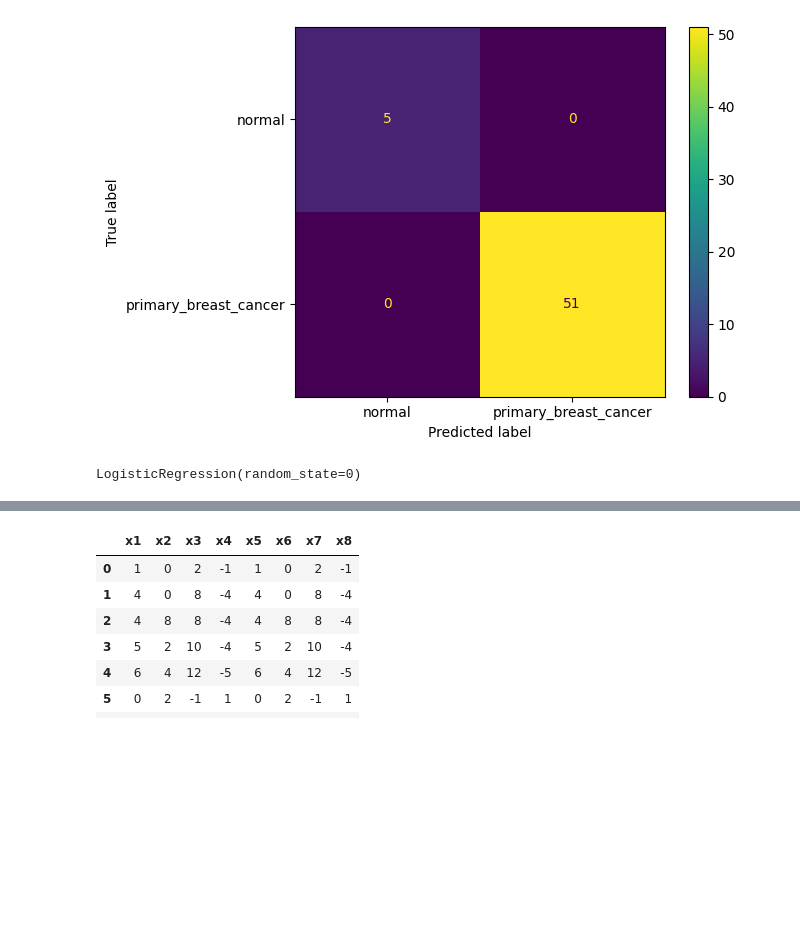
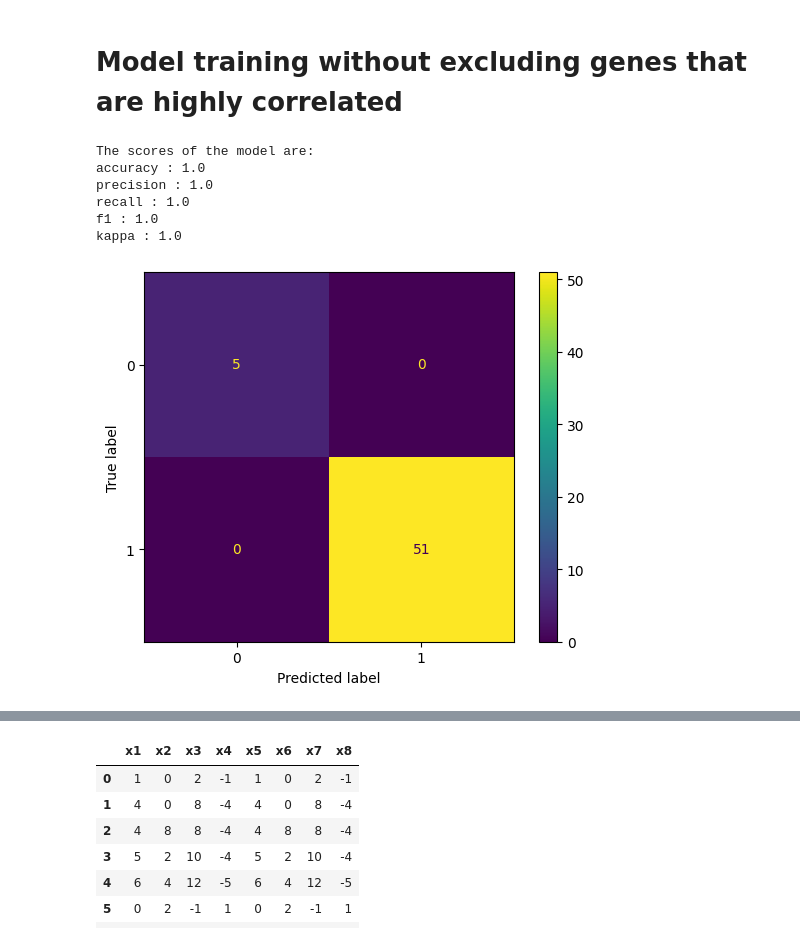
Before and after one commit to Natalia-Rodrigo/Mid_bootcam_project, a Jupyter notebook: notebooks/Minh_transformed_data_model.ipynb, the cells around one changed output, grey strips where cells are left out. Drawn from its saved outputs; the diff is of its cells as text; code cells hidden in the pictures; blank space fills up the shorter version.

Commit message:
Minh update notebooks/ models for breast cancer dataset

```diff
--- a/notebooks/Minh_transformed_data_model.ipynb
+++ b/notebooks/Minh_transformed_data_model.ipynb
@@ -8,8 +38,14 @@ import functions
 # %%
-# load the gene expression dataset GSE22820
+# load the gene expression datasets GSE...
+DataSet1 = '../Raw_Data/Breast_GSE22820.csv'
+DataSet2 = '../Raw_Data/Breast_GSE38959.csv'
 
-path = '/Users/minhnguyen/IronHack2023-2024/Bootcamp/Labs/5_Mid_bootcamp_project_venv/data/Breast_GSE22820.csv'
-df = pd.read_csv(path)
-df.head(10)
+df = pd.read_csv(DataSet1)
+df.head()
+
+# change type values to 1 = 'primary_breast_cancer', and 0 = 'normal'
+df.replace(to_replace = 'primary_breast_cancer', value = '1', inplace = True)
+df.replace(to_replace = 'normal', value = '0', inplace = True)
+df.head()
 # %% [output]
 |  | samples | type | NM_004900 | AA085955 | NM_014616 | AK092846 | NM_001539 | THC2450799 | NM_006709 | ... |
@@ -52,3 +62,4 @@ def quantileTransformer1(df:pd.DataFrame, qt = None):
 # %%
 # transform data using quantileTransfromer function
-df_transformed, qt = quantileTransformer1(df)
+df_transformed, qt = cf.quantileTransformer(df)
+df_transformed.head()
@@ -131,4 +132,5 @@ def getListDifferentialGenes1(df:pd.DataFrame, psig=0.05, tumor_value = 'tumoral
 # %%
 # identify differential expressed genes
 
-differential_expressed_genes = getListDifferentialGenes1(df_transformed, tumor_value = 'primary_breast_cancer', tumor_column = 'type')
+differential_expressed_genes = cf.getListDifferentialGenes(df_transformed, tumor_value = '1', tumor_column = 'type')
+print(len(differential_expressed_genes))
@@ -157,10 +159,18 @@ df_tranformed_DEG
 139 rows × 17294 columns
+# %% [markdown]
+# Model training without excluding genes that are highly correlated
 # %%
-# model training without get rid of correlated variables
-model, cm, scores = functions.trainLogisticModel(df_tranformed_DEG, ColumnToPredict='type', tumor_value = 'primary_breast_cancer')
+# model training and evaluation (on the test set) without get rid of correlated variables using cf.trainLogisticModel
+model, cm, scores = cf.trainLogisticModel(df_tranformed_DEG, ColumnToPredict='type', tumor_value = '1')
+
+print('The scores of the model are:')
+for key in scores.keys():
+    print(f"{key} : {round(scores[key],2)} ")
 # %% [output]
+The scores of the model are:
+accuracy : 1.0
+precision : 1.0
+recall : 1.0
+f1 : 1.0
+kappa : 1.0
-[figure, old version]
+[figure, new version]
-# %%
-model
-# %% [output]
-LogisticRegression(random_state=0)
```
Also changed, not shown: parts of 56 cells of this notebook, 6 other files.
